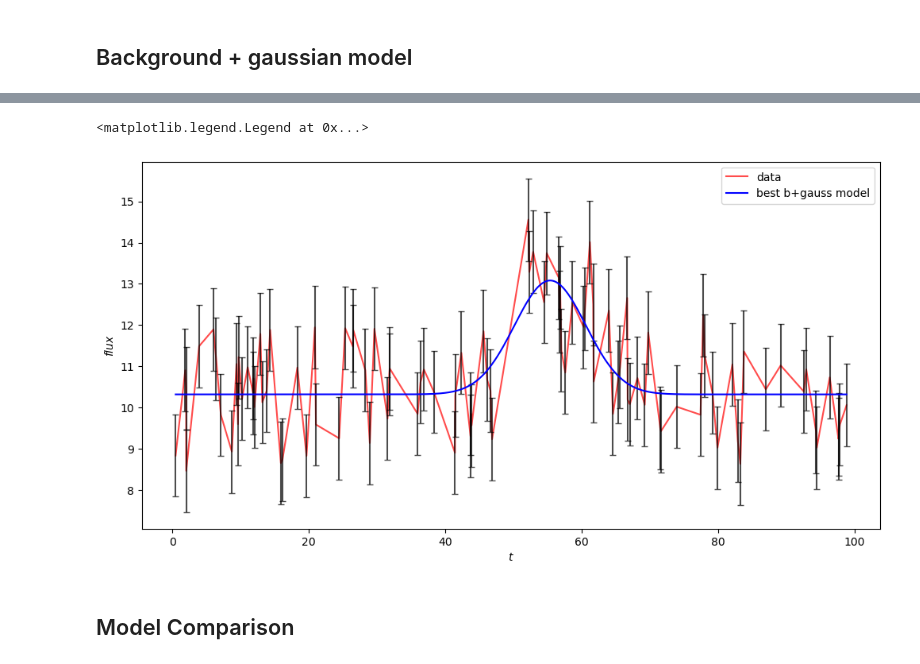
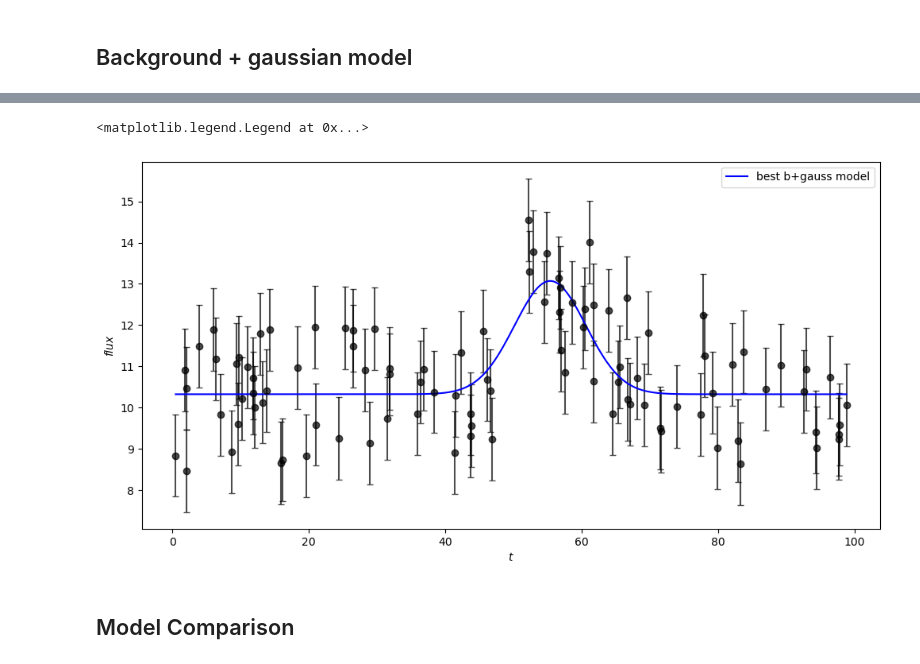
Before and after one commit to GabrieleOlzer/astrostatistics_bicocca_2025, a Jupyter notebook: working/L12/nested_sampling.ipynb, the cells around one changed output, grey strips where cells are left out. Drawn from its saved outputs; the diff is of its cells as text; code cells hidden in the pictures.

```diff
--- a/working/L12/nested_sampling.ipynb
+++ b/working/L12/nested_sampling.ipynb
@@ -71,6 +71,6 @@ def ptform_gauss(u):
 # %%
 #performing nested sampling with a babkground + burst model
 ndim = 4 #dimension of the parameter space
-burst_samp = dynesty.NestedSampler(logLikelihood_burst, ptform_burst, ndim)
+burst_samp = dynesty.NestedSampler(logLikelihood_burst, ptform_burst, ndim=ndim,  nlive=1000)
 burst_samp.run_nested() #running nested sampling
 # %% [output]
@@ -122,6 +122,6 @@ t_0 = 48.98 [47.06, 51.80] (90% CL)
 ## Background + gaussian model
 # %%
 #performing nested sampling with a babkground + gaussian model
-gauss_samp = dynesty.NestedSampler(logLikelihood_gauss, ptform_gauss, ndim)
+gauss_samp = dynesty.NestedSampler(logLikelihood_gauss, ptform_gauss, ndim=ndim, nlive=1000)
 gauss_samp.run_nested()
 # %% [output]
@@ -146,27 +146,26 @@ dyplot.traceplot(gauss_results)
 # %%
 # we plot the b+gauss model with the medians of the marginalized posteriors (along with the data)
 
 weights_g = np.exp(gauss_results.logwt - gauss_results.logz[-1])
 resampled_burst = dyfunc.resample_equal(gauss_results.samples, weights_g) #getting the unweighted samples
 
 median_param_g = [np.median(resampled_burst[:, i]) for i in range(4)] #medians
 
 t_vals = data[:, 0]
 flux = data[:, 1]
 errs = data[:, 2]
 t_grid = np.linspace(np.min(t_vals), np.max(t_vals), 10000)
 
 #plotting the results
 plt.figure(figsize=(12, 6))
-plt.plot(t_vals, flux, c='red', alpha=0.7, label='data')
-plt.errorbar(t_vals, flux, yerr=errs, capsize=3, fmt='none', c='black', alpha=0.7)
+plt.errorbar(t_vals, flux, yerr=errs, capsize=3, fmt='o', c='black', alpha=0.7)
 plt.xlabel('$t$')
 plt.ylabel('$flux$')
 plt.plot(t_grid, model_gauss(median_param_g, t_grid), c='blue', label='best b+gauss model')
 plt.legend()
 # %% [output]
 <matplotlib.legend.Legend at 0x...>
-[figure, old version]
+[figure, new version]
 # %% [markdown]
 ## Model Comparison
 # %% [markdown]
```
Also changed, not shown: parts of 7 cells of this notebook, 12 other files.
